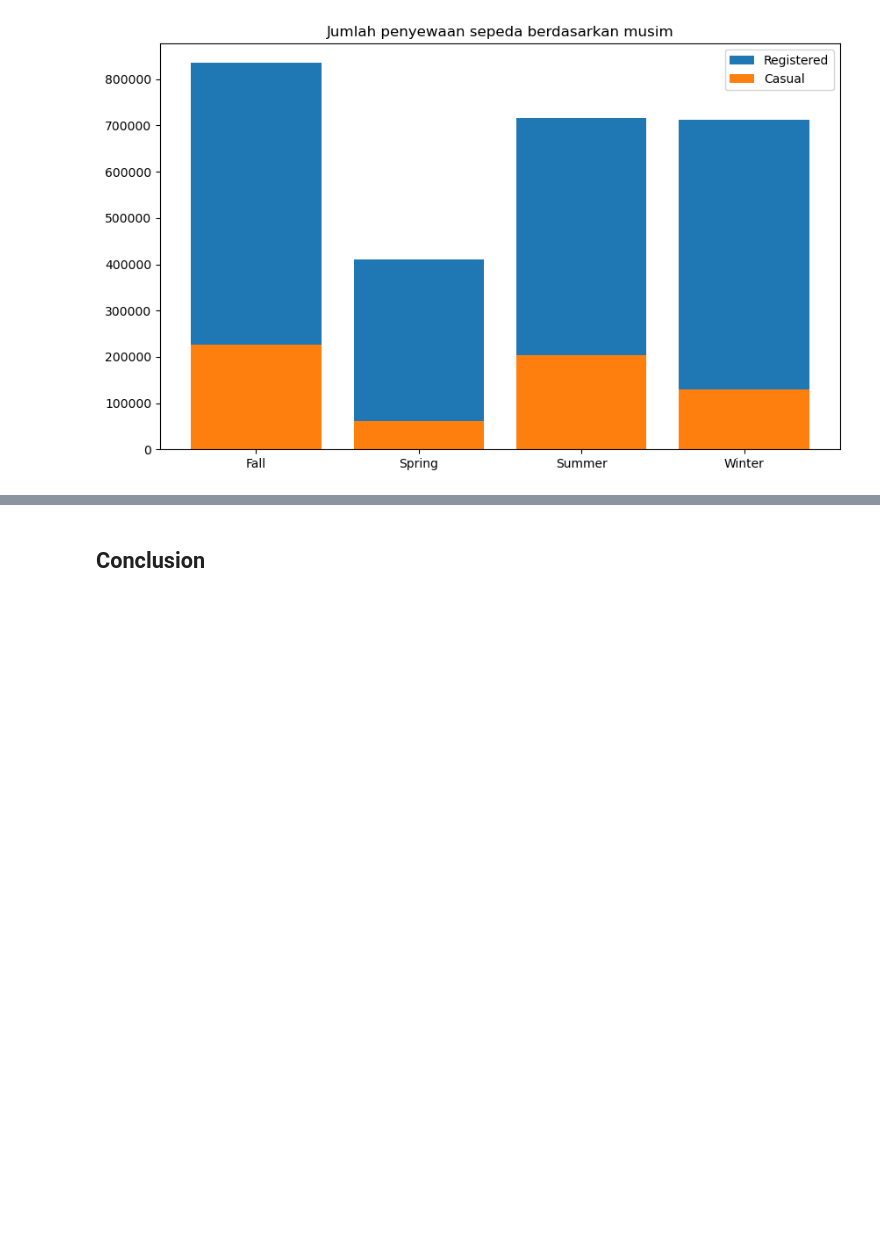
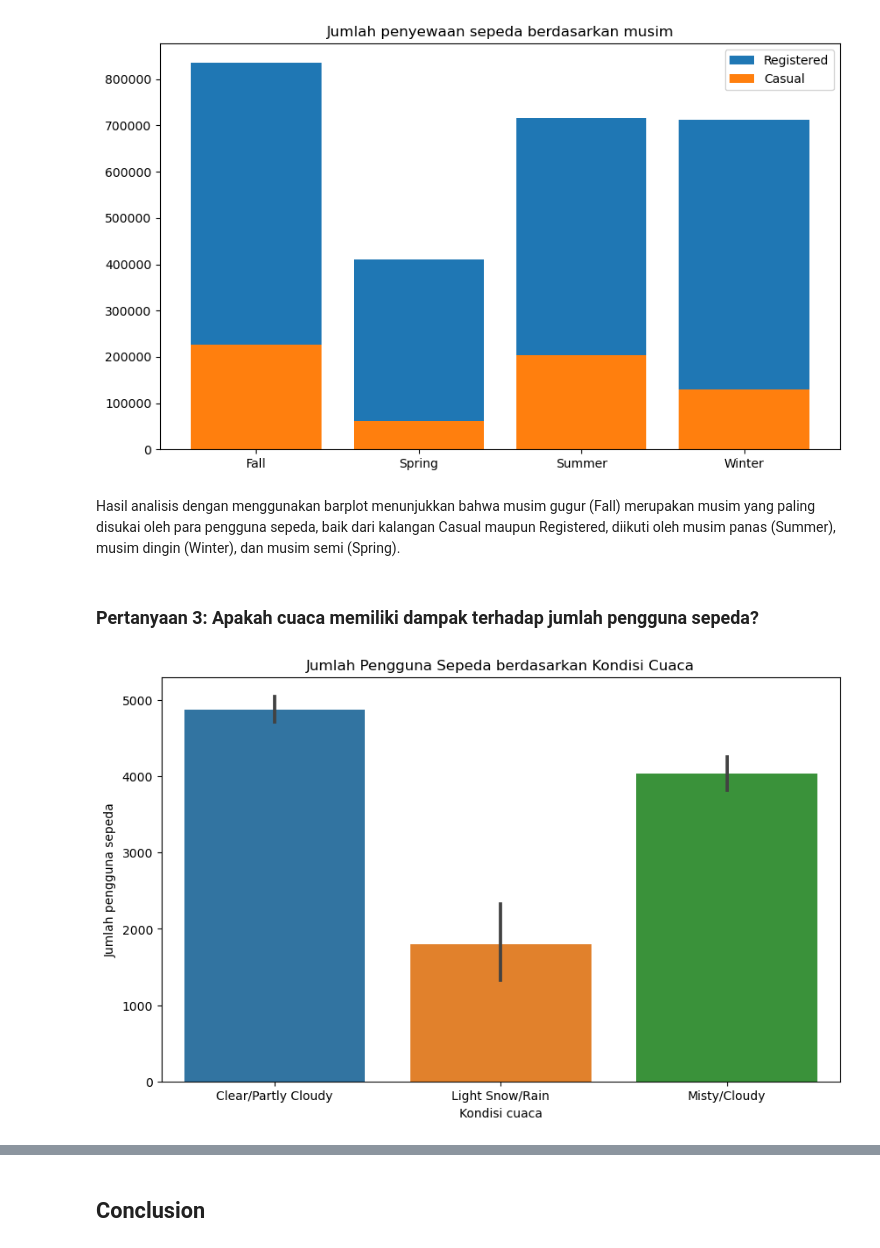
Before and after one commit to yasiramri/dashboard-rental-sepeda, a Jupyter notebook: Proyek_Analisis_Data.ipynb, the cells around one changed output, grey strips where cells are left out. Saved outputs shown, nothing was run; the diff lists cells and outputs as text; code cells hidden in the pictures; blank space fills up the shorter version.

```diff
--- a/Proyek_Analisis_Data.ipynb
+++ b/Proyek_Analisis_Data.ipynb
@@ -533,3 +533,20 @@ plt.legend()
 plt.show()
 # %% [output]
 [figure]
+# %% [markdown]
+Hasil analisis dengan menggunakan barplot menunjukkan bahwa musim gugur (Fall) merupakan musim yang paling disukai oleh para pengguna sepeda, baik dari kalangan Casual maupun Registered, diikuti oleh musim panas (Summer), musim dingin (Winter), dan musim semi (Spring).
+# %% [markdown]
+### Pertanyaan 3: Apakah cuaca memiliki dampak terhadap jumlah pengguna sepeda?
+# %%
+plt.figure(figsize=(10,6))
+sns.barplot(
+    x='weather_cond',
+    y='count',
+    data=day_df)
+
+plt.title('Jumlah Pengguna Sepeda berdasarkan Kondisi Cuaca')
+plt.xlabel('Kondisi cuaca')
+plt.ylabel('Jumlah pengguna sepeda')
+plt.show()
+# %% [output]
+[figure, added]
```
Also changed, not shown: parts of 9 cells of this notebook, 2 other files.
